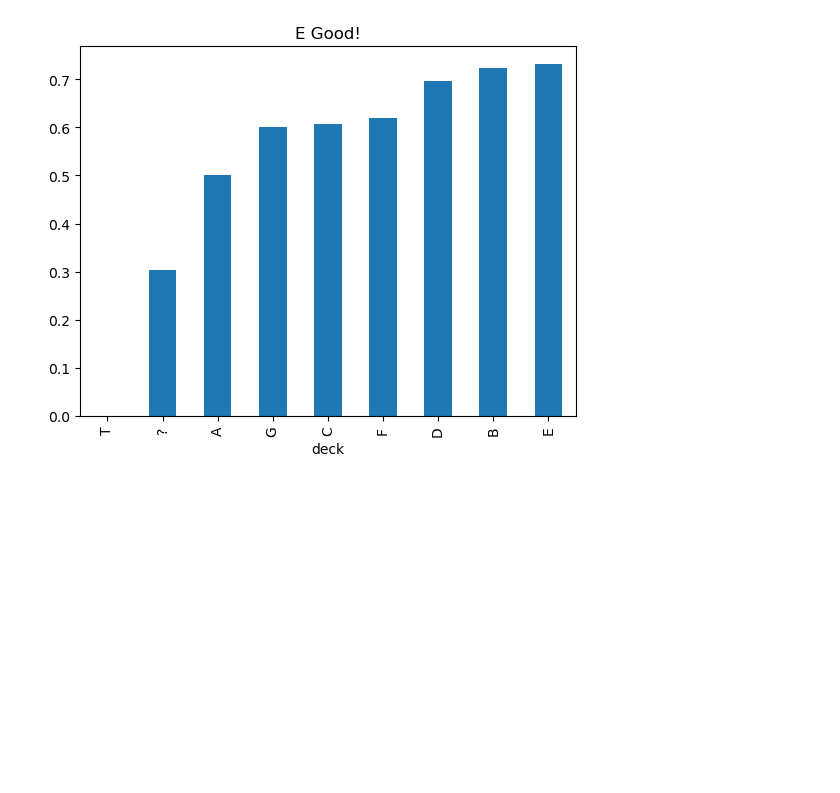
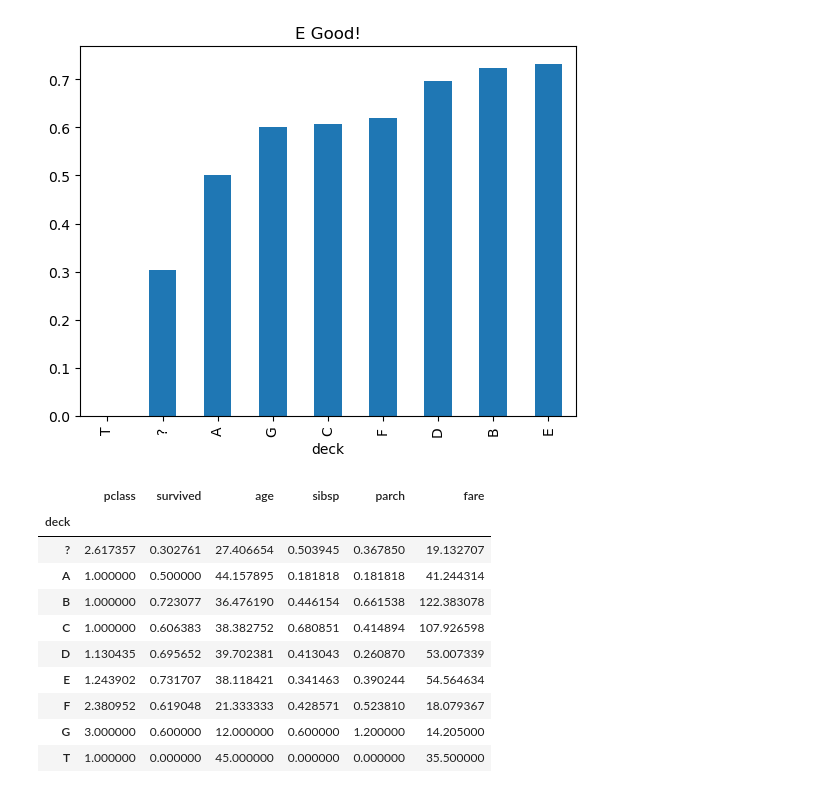
Before and after one commit to minseok06/python, a Jupyter notebook: 20강.ipynb, the cells around one changed output. Saved outputs shown, nothing was run; the diff lists cells and outputs as text; code cells hidden in the pictures; blank space fills up the shorter version.

```diff
--- a/20강.ipynb
+++ b/20강.ipynb
@@ -58,3 +58,17 @@ plt.title('E Good!')
 plt.show()
 # %% [output]
 [figure]
+# %%
+titanic.groupby('deck').mean()
+# %% [output]
+|  | pclass | survived | age | sibsp | parch | fare |
+| deck |  |  |  |  |  |  |
+| ? | 2.617357 | 0.302761 | 27.406654 | 0.503945 | 0.367850 | 19.132707 |
+| A | 1.000000 | 0.500000 | 44.157895 | 0.181818 | 0.181818 | 41.244314 |
+| B | 1.000000 | 0.723077 | 36.476190 | 0.446154 | 0.661538 | 122.383078 |
+| C | 1.000000 | 0.606383 | 38.382752 | 0.680851 | 0.414894 | 107.926598 |
+| D | 1.130435 | 0.695652 | 39.702381 | 0.413043 | 0.260870 | 53.007339 |
+| E | 1.243902 | 0.731707 | 38.118421 | 0.341463 | 0.390244 | 54.564634 |
+| F | 2.380952 | 0.619048 | 21.333333 | 0.428571 | 0.523810 | 18.079367 |
+| G | 3.000000 | 0.600000 | 12.000000 | 0.600000 | 1.200000 | 14.205000 |
+| T | 1.000000 | 0.000000 | 45.000000 | 0.000000 | 0.000000 | 35.500000 |
```
Also changed, not shown: parts of 9 cells of this notebook.
